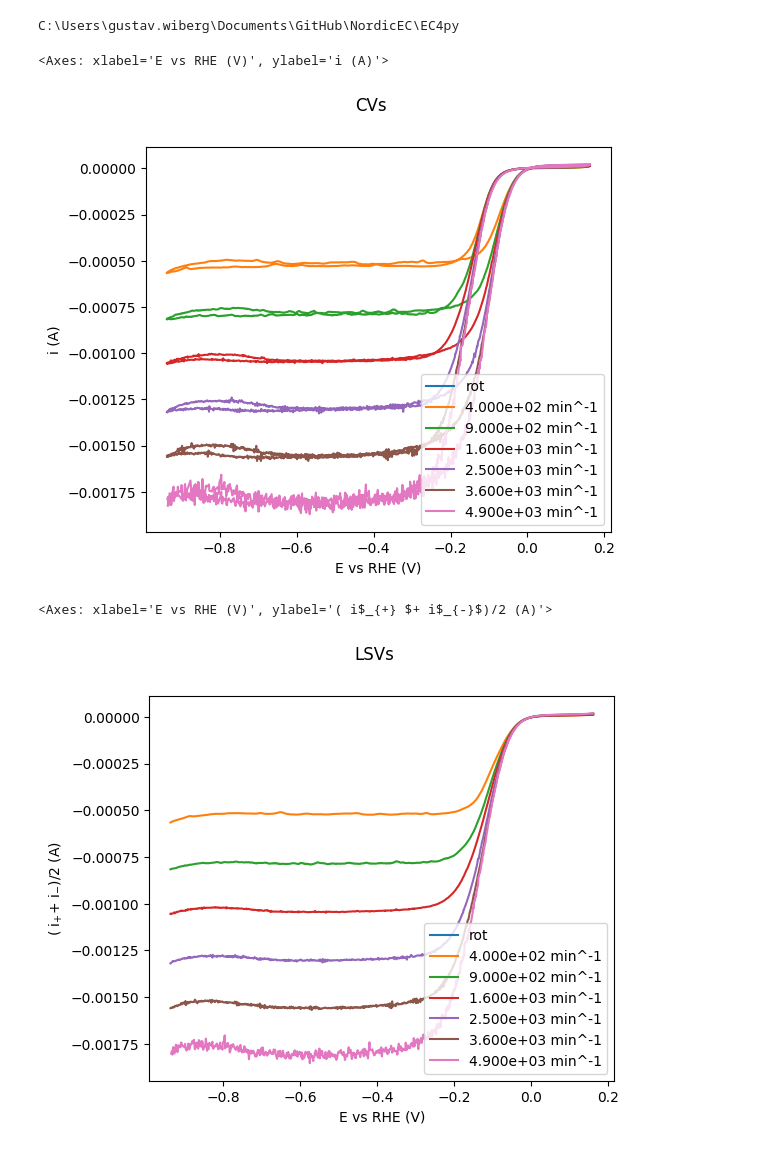
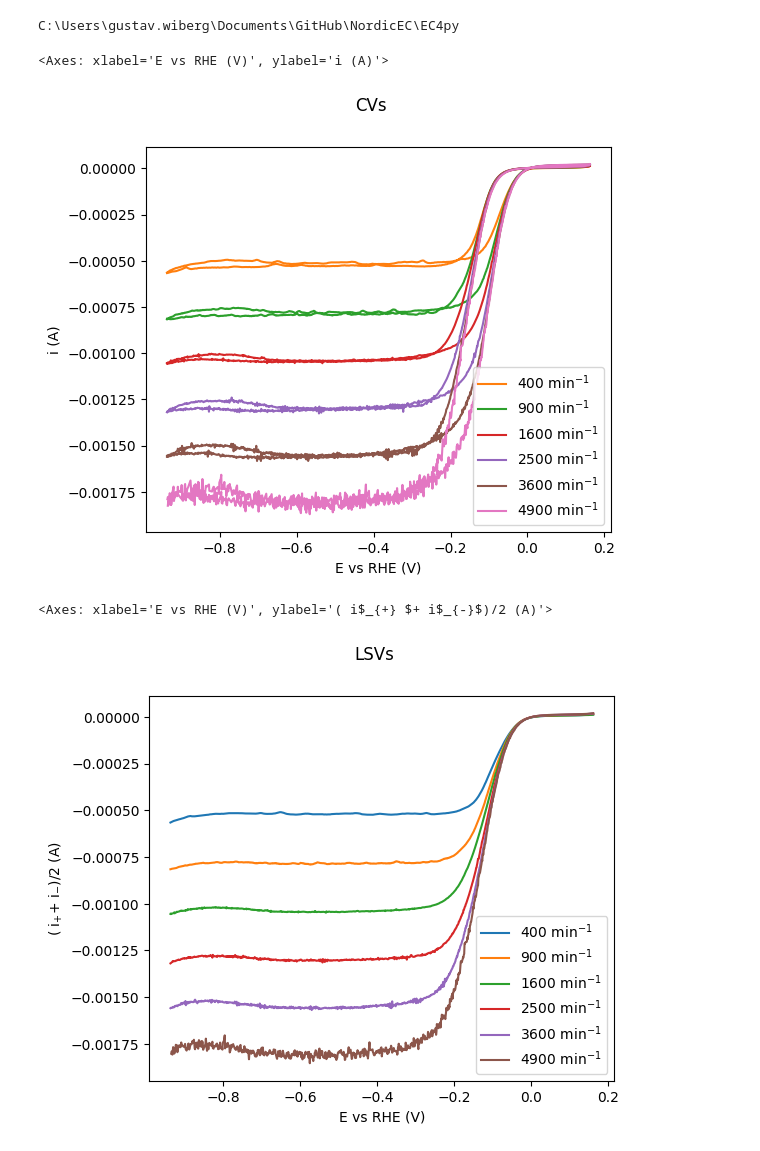
Before and after one commit to NordicEC/EC4py, a Jupyter notebook: docs/source/examples/cv_datas_ex4/cv_datas_ex4.ipynb, the cells around one changed output. Cells and saved outputs as stored; diff of their text form; code cells hidden in the pictures.

```diff
--- a/docs/source/examples/cv_datas_ex4/cv_datas_ex4.ipynb
+++ b/docs/source/examples/cv_datas_ex4/cv_datas_ex4.ipynb
@@ -25,16 +25,16 @@ paths = [
 
 datas = CV_Datas(paths)
 # %%
-datas.plot(legend="rot", savefig="cv_datas_ex4_fig1.png")
+datas.plot(LEGEND.ROT, savefig="cv_datas_ex4_fig1.png")
 # %% [output]
 <Axes: xlabel='E vs RHE (V)', ylabel='i (A)'>
-[figure, old version]
+[figure, new version]
 # %%
 LSVs = datas.get_sweep(AVG)
-LSVs.plot(legend="rot", savefig="cv_datas_ex4_fig2.png")
+LSVs.plot(LEGEND.ROT, savefig="cv_datas_ex4_fig2.png")
 # %% [output]
 <Axes: xlabel='E vs RHE (V)', ylabel='( i$_{+} $+ i$_{-}$)/2 (A)'>
-[figure, old version]
+[figure, new version]
 # %%
 Epot = -0.5
 slope = LSVs.Levich(Epot, savefig="cv_datas_ex4_fig3.png")
```
Also changed, not shown: parts of 2 cells of this notebook, 30 other files.
